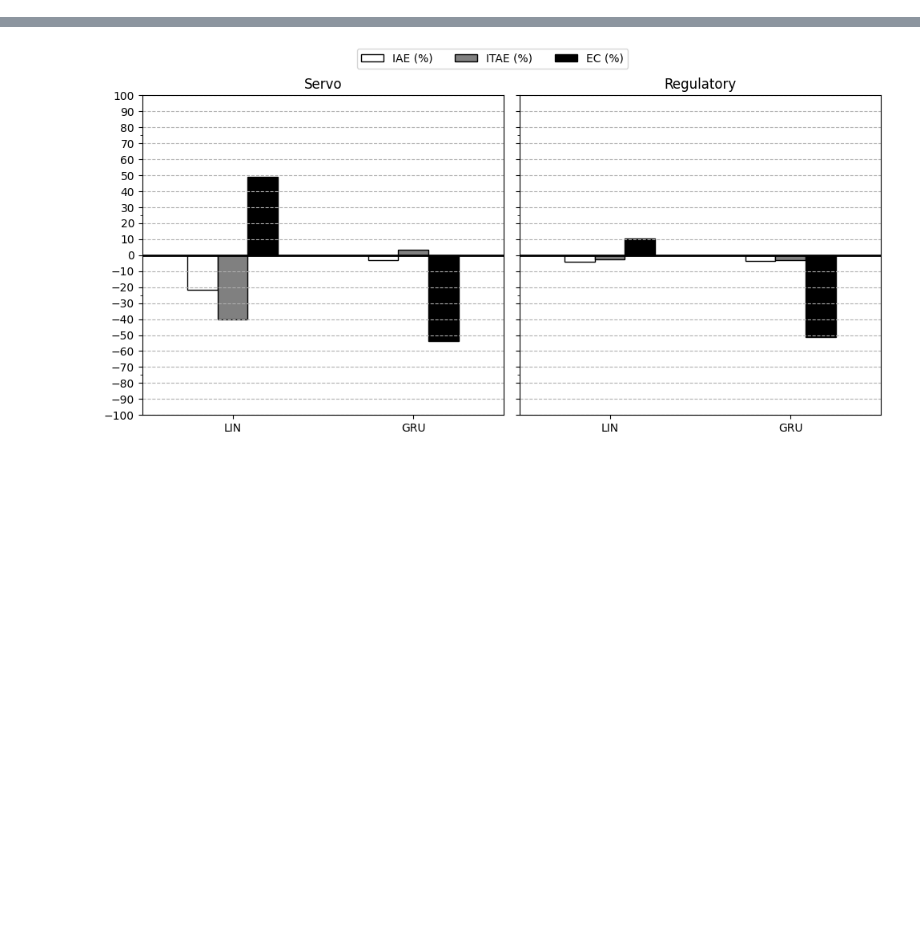
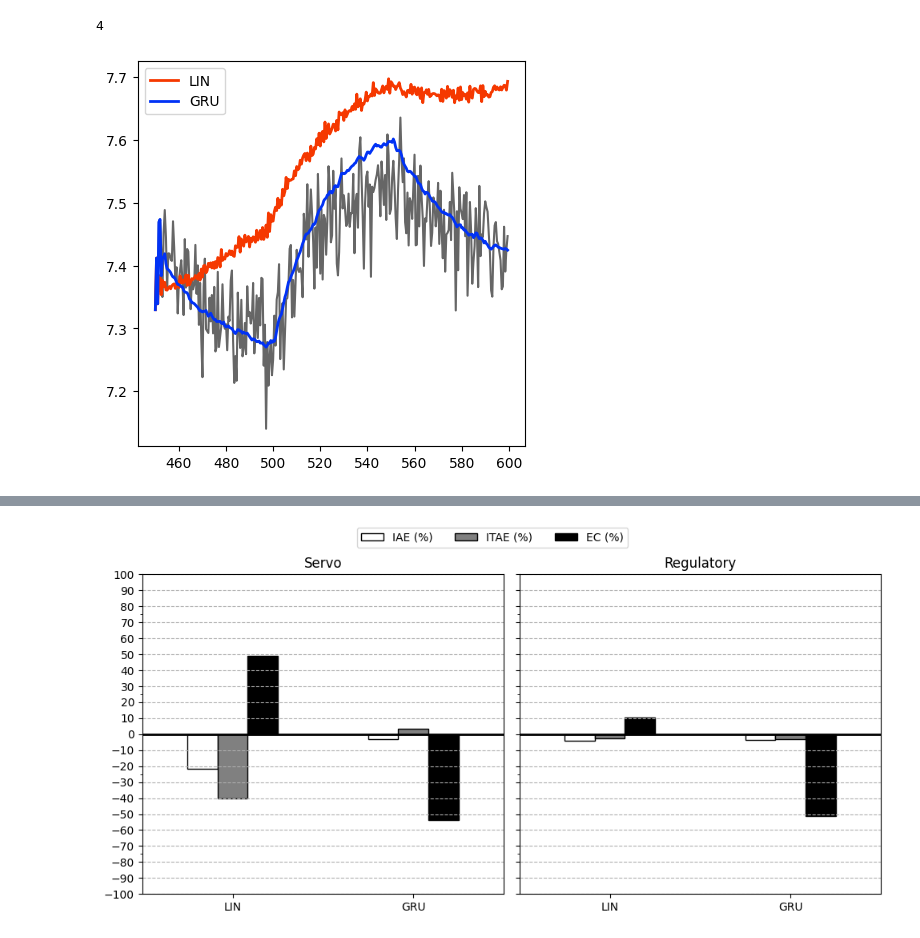
Before and after one commit to ViniMelloeMuller/pH-control-simulation, a Jupyter notebook: ploting2.ipynb, the cells around one changed output, grey strips where cells are left out. Drawn from its saved outputs; the diff is of its cells as text; code cells hidden in the pictures; blank space fills up the shorter version.

Commit message:
Updated for more figures

```diff
--- a/ploting2.ipynb
+++ b/ploting2.ipynb
@@ -4,0 +60,16 @@ import matplotlib.pyplot as plt
+# %%
+gru = keras.models.load_model("models/best_model.keras")
+with open("models/preprocessor.obj", "rb") as file:
+    pre = pickle.load(file)
+
+with open("models/LIN_model.pkl", "rb") as file:
+    lin = pickle.load(file)
+
+dataset_test = np.loadtxt("data/PID_data_test.csv", delimiter=',')
+# %%
+np.square(2)
+# %% [output]
+4
+# %%
+def mse(y_true, y_pred):
+    return np.mean(np.square(y_true - y_pred))
@@ -4,0 +126,15 @@ import matplotlib.pyplot as plt
+# %%
+score_lin, LIN = get_offline_error_lin(900, 1200)
+score_gru, GRU = get_offline_error_gru(900, 1200)
+
+c1, c2, c3 = "#7AF500", "#F53800", "#0132F5"
+
+fig, ax = plt.subplots(1,1,figsize=(5,5))
+
+ax.plot(LIN[:,0],LIN[:,1], c="k", alpha=.6)
+ax.plot(LIN[:,0],LIN[:,2], c=c2, lw=2, label="LIN")
+ax.plot(GRU[:,0],GRU[:,2], c=c3, lw=2, label="GRU")
+
+ax.legend();
+# %% [output]
+[figure, added]
```
Also changed, not shown: parts of 9 cells of this notebook, 12 other files.
